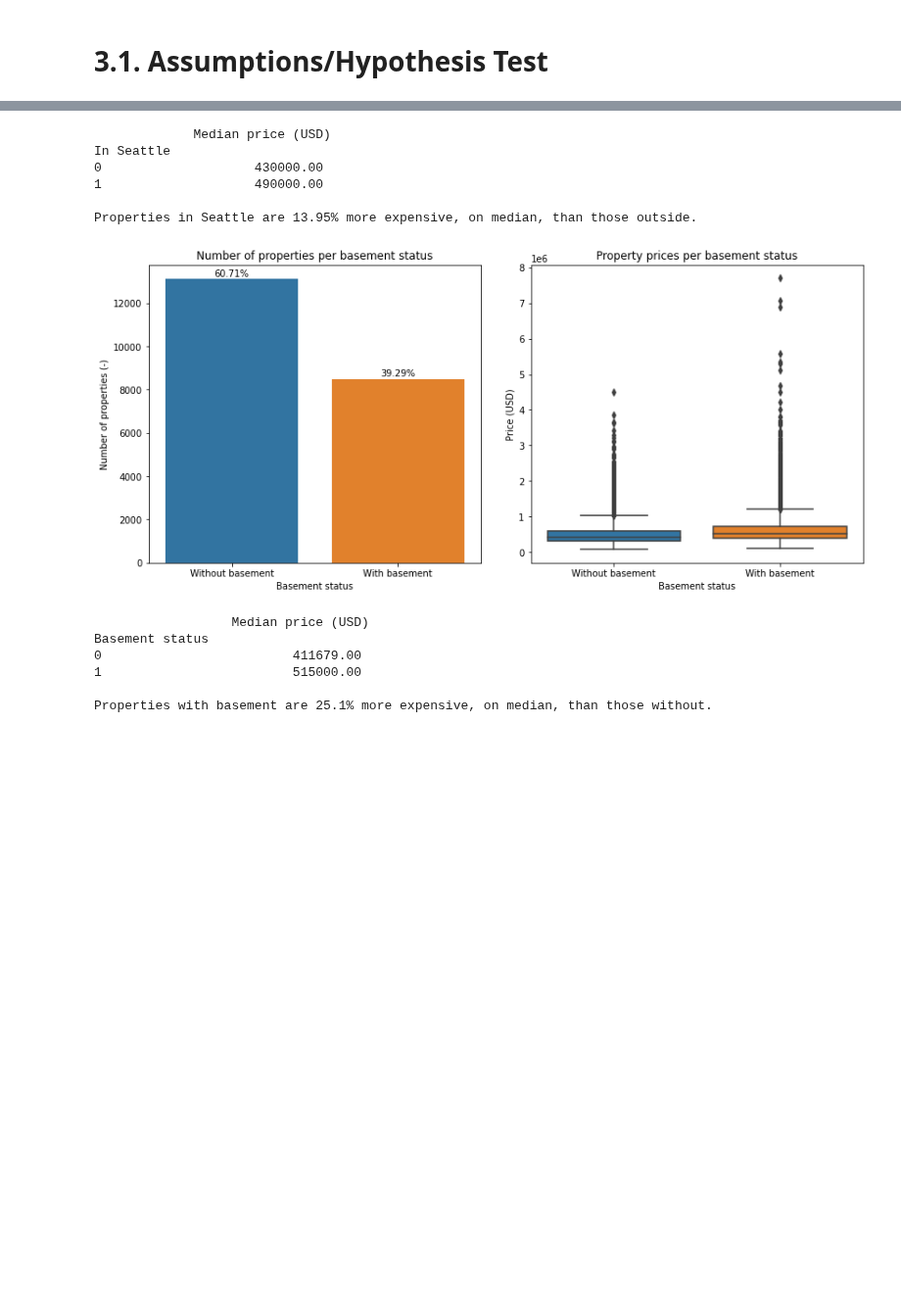
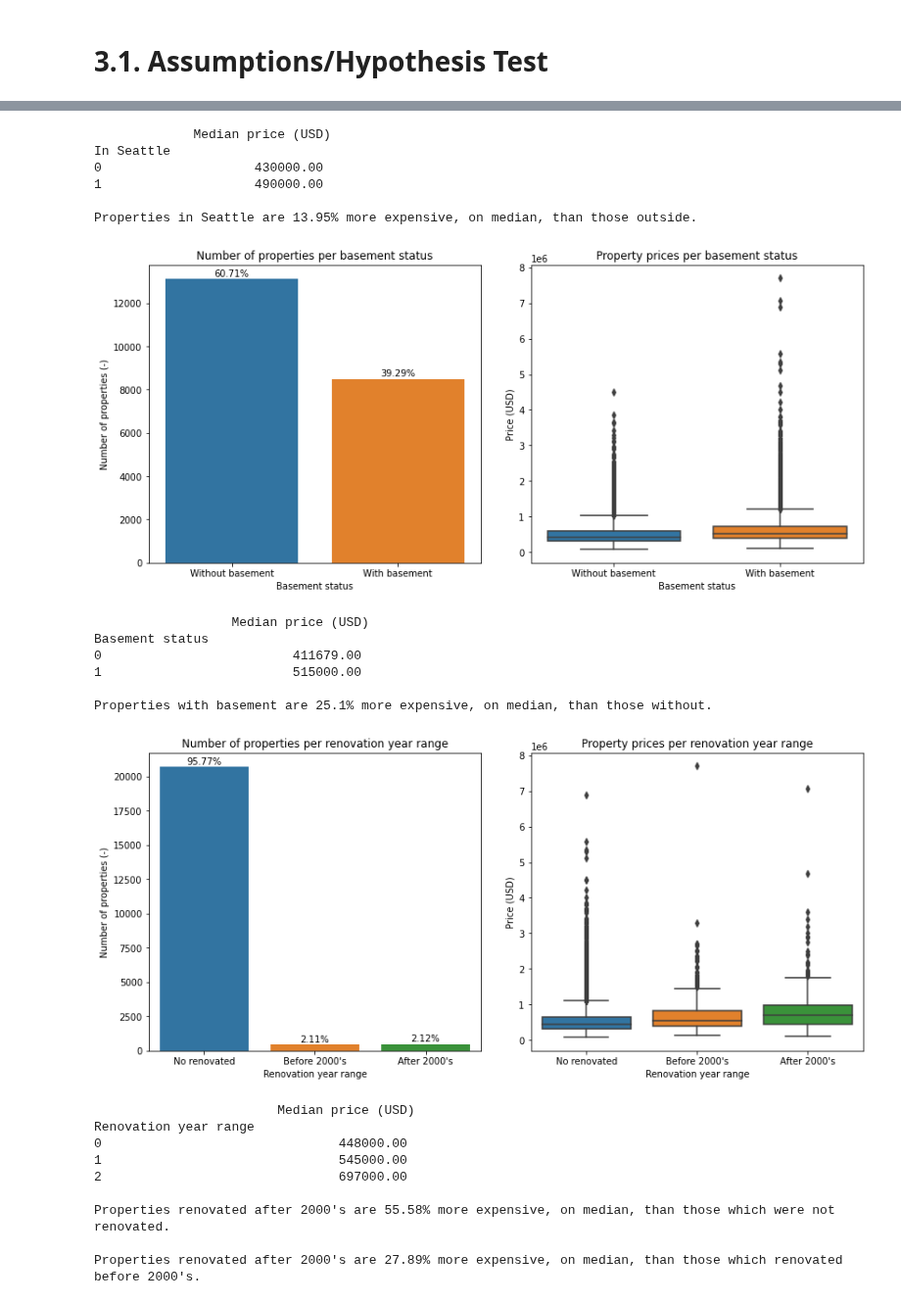
Before and after one commit to lucasquemelli/House_Rocket_Machine_Learning, a Jupyter notebook: House_Rocket_ML.ipynb, the cells around one changed output, grey strips where cells are left out. Shown at 98% size. Cells and saved outputs as stored; diff of their text form; code cells hidden in the pictures; blank space fills up the shorter version.

```diff
--- a/House_Rocket_ML.ipynb
+++ b/House_Rocket_ML.ipynb
@@ -571,37 +571,111 @@ def descriptive_basement(data_analysis):
 
     print("\n\n",median_price)
 
-    print(f"\nProperties with basement are {median_rel}% more expensive, on median, than those without.")
+    print(f"\nProperties with basement are {median_rel}% more expensive, on median, than those without.\n\n")
+
+    return median_price
+
+def encoding_renovation(data_analysis):
+  for i in range (len(data_analysis)):
+        if data_analysis.loc[i, 'yr_renovated'] >= 2000:
+            data_analysis.loc[i, 'renovation'] = 2
+
+        elif (data_analysis.loc[i, 'yr_renovated'] > 0) & (data_analysis.loc[i, 'yr_renovated'] < 2000):
+            data_analysis.loc[i, 'renovation'] = 1
+
+        else:
+            data_analysis.loc[i, 'renovation'] = 0
+
+  data_analysis['renovation'] = data_analysis['renovation'].astype(int)
+
+  return data_analysis
+
+def hypothesis_three(data_analysis):
+  plt.figure(figsize = (14,6))
+
+  plt.subplot(121)
+  ax1 = sns.countplot(x = 'renovation', data = data_analysis)
+  for p in ax1.patches:
+    ax1.annotate(format(str((p.get_height()/len(data_analysis)*100).round(2)) + '%'),
+                (p.get_x() + p.get_width()/2, p.get_height()),
+                ha='center',
+                va='center',
+                xytext=(0,6),
+                textcoords='offset points')
+  ax1 = plt.title("Number of properties per renovation year range", fontsize=12)
+  ax1 = plt.xlabel("Renovation year range", fontsize=10)
+  ax1 = plt.ylabel("Number of properties (-)", fontsize=10)
+  ax1 = plt.xticks(np.arange(3), ('No renovated', "Before 2000's", "After 2000's"))
+
+  plt.subplot(122)
+  ax2 = sns.boxplot(x = 'renovation', y = 'price', data = data_analysis)
+  ax2 = plt.title("Property prices per renovation year range", fontsize=12)
+  x2 = plt.xlabel("Renovation year range", fontsize=10)
+  ax2 = plt.ylabel("Price (USD)")
+  ax2 = plt.xticks(np.arange(3), ('No renovated',"Before 2000's", "After 2000's"))
+
+  plt.subplots_adjust(wspace = 0.15)
+  plt.show()
+
+  return None
+
+def descriptive_renovation(data_analysis):
+    median_price = data_analysis[['price','renovation']].groupby('renovation').median()
+    median_price.rename(columns={'price':'Median price (USD)'}, inplace=True)
+    median_price.index.name = 'Renovation year range'
+    median_rel1 = ((median_price.iloc[2][0] - median_price.iloc[0][0])*(100/median_price.iloc[0][0])).round(2)
+    median_rel2 = ((median_price.iloc[2][0] - median_price.iloc[1][0])*(100/median_price.iloc[1][0])).round(2)
+
+    print("\n\n",median_price)
+
+    print(f"\nProperties renovated after 2000's are {median_rel1}% more expensive, on median, than those which were not renovated.")
+    print(f"\nProperties renovated after 2000's are {median_rel2}% more expensive, on median, than those which renovated before 2000's.\n\n")
 
     return median_price
 
 if __name__ == '__main__':
   data_analysis = zipcode_seattle()
 
   hypothesis_one(data_analysis)
 
   median_price = descriptive_seattle(data_analysis)
 
   data_analysis = encoding_basement(data_analysis)
 
   hypothesis_two(data_analysis)
 
   median_price = descriptive_basement(data_analysis)
+
+  data_analysis = encoding_renovation(data_analysis)
+
+  hypothesis_three(data_analysis)
+
+  median_price = descriptive_renovation(data_analysis)
 # %% [output]
 We may easily find the zipcodes inside Seattle on Google. They are:
 
  [98101, 98102, 98103, 98104, 98105, 98106, 98107, 98108, 98109, 98111, 98112, 98113, 98114, 98115, 98116, 98117, 98118, 98119, 98121, 98122, 98124, 98125, 98126, 98127, 98129, 98131, 98132, 98133, 98 ...
 [figure]
              Median price (USD)
 In Seattle
 0                    430000.00
 1                    490000.00
 
 Properties in Seattle are 13.95% more expensive, on median, than those outside.
 [figure]
                   Median price (USD)
 Basement status
 0                         411679.00
 1                         515000.00
 
 Properties with basement are 25.1% more expensive, on median, than those without.
+[figure, added]
+                        Median price (USD)
+Renovation year range
+0                               448000.00
+1                               545000.00
+2                               697000.00
+
+Properties renovated after 2000's are 55.58% more expensive, on median, than those which were not renovated.
+
+Properties renovated after 2000's are 27.89% more expensive, on median, than those which renovated before 2000's.
```
Also changed, not shown: parts of 1 cell of this notebook.
